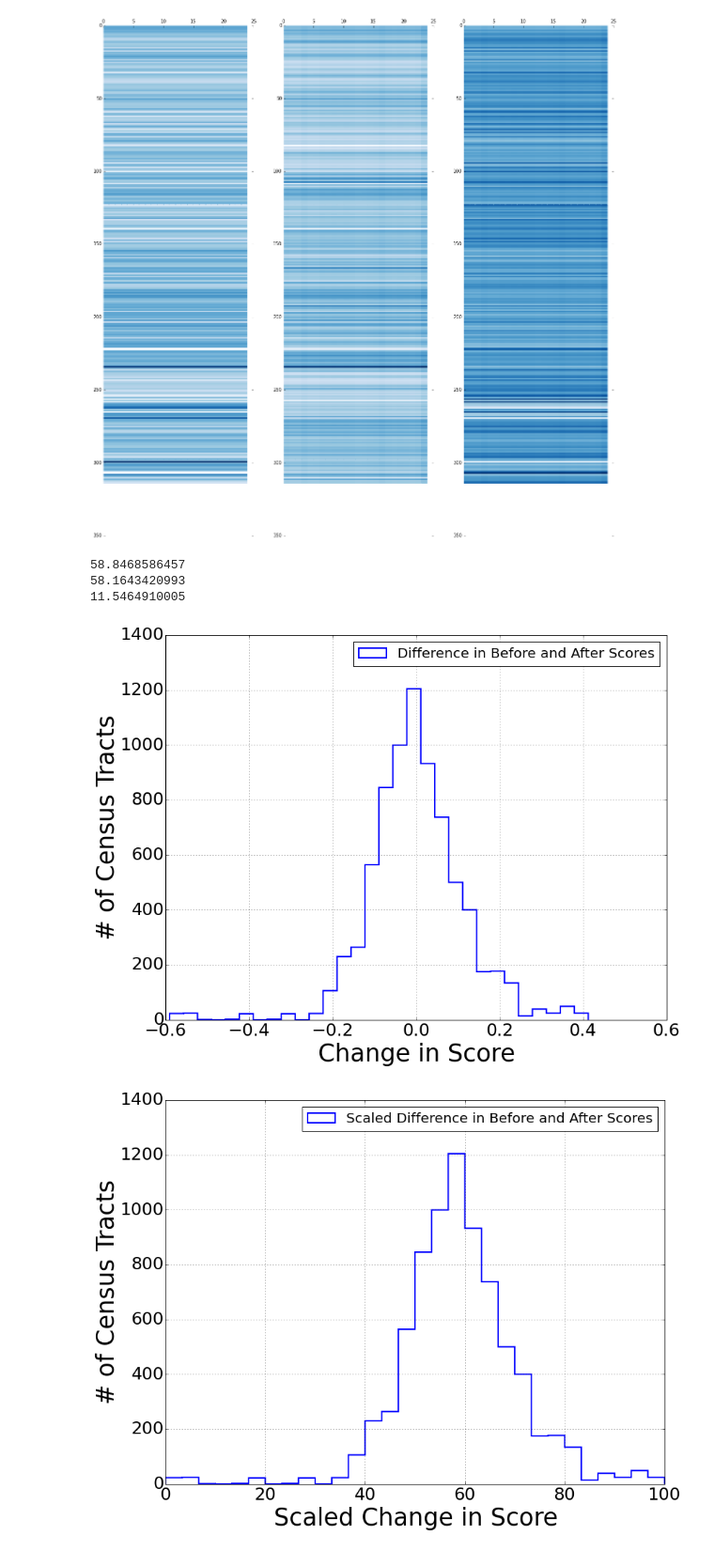
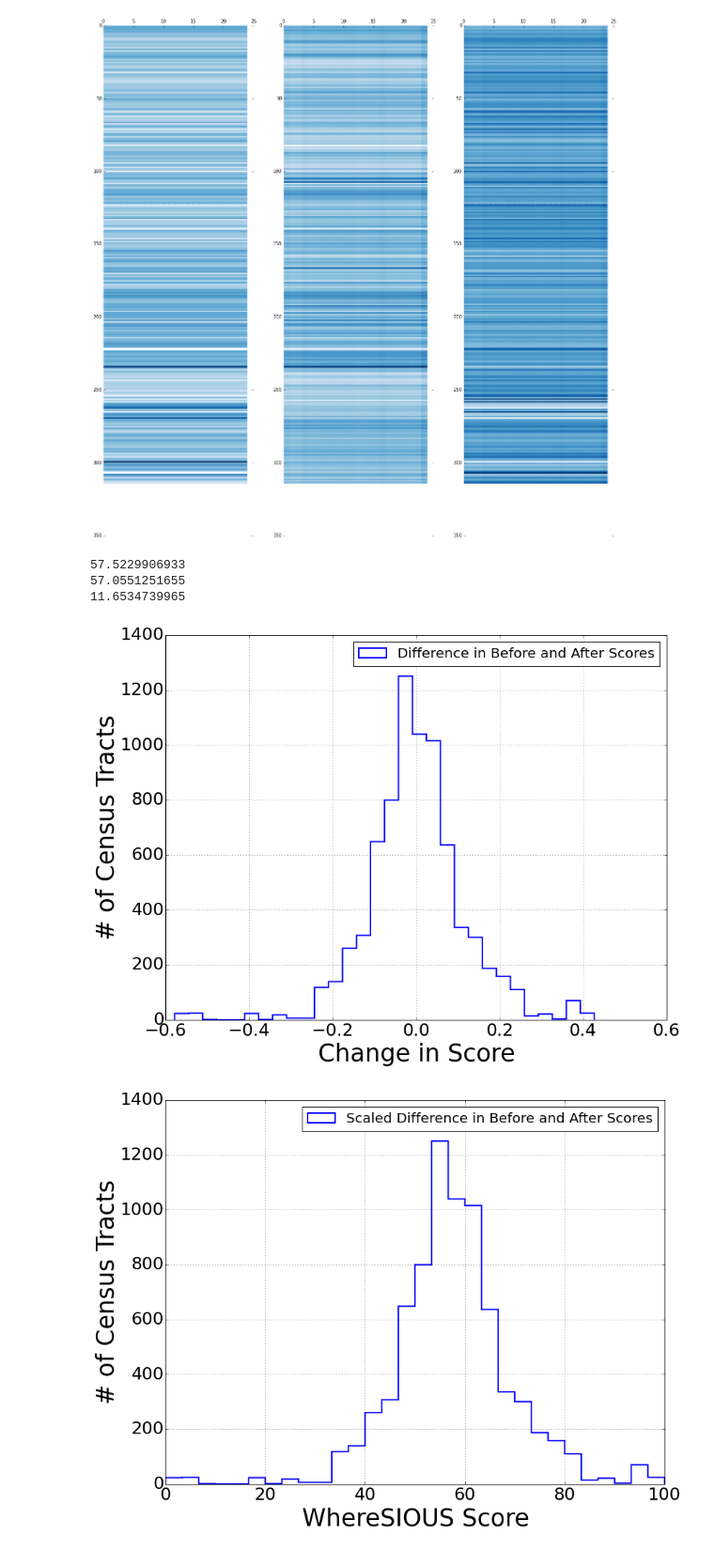
Before and after one commit to jmsilverman/insight_project, a Jupyter notebook: lin_reg_training2.ipynb, the cells around one changed output. Shown at 94% size. Cells and saved outputs as stored; diff of their text form; code cells hidden in the pictures.

Commit message:
did some testing on scores by newly calculated age vs. difference in age vs. relative difference in age; went with diff

```diff
--- a/lin_reg_training2.ipynb
+++ b/lin_reg_training2.ipynb
@@ -167,10 +182,11 @@ model = smf.ols(formula='bus_age ~ n_business + n_businesses_11 - n_businesses_2
              'n_businesses_45 + n_businesses_48 + n_businesses_49 + n_businesses_51 + n_businesses_52 +' \
              'n_businesses_53 + n_businesses_54 + n_businesses_55 + n_businesses_56 + n_businesses_61 +' \
              'n_businesses_62 + n_businesses_71 + n_businesses_72 + n_businesses_81 + n_businesses_92 +' \
-             'population + population_percent_male + population_percent_female + age_med + age_med_male + '\
-             'age_med_female + minor_percent + adult_percent + homes + homes_percent_mortgage + '\
+             'population + population_percent_male - population_percent_female + age_med - age_med_male - '\
+             'age_med_female - minor_percent + adult_percent + homes + homes_percent_mortgage + '\
              'homes_percent_clear + homes_percent_rent + employment_percent + income_med + income_med_owner + '\
-             'income_med_renter + cost_med + cost_med_owner + cost_med_renter + total_amount', data=features).fit()
+             'income_med_renter + cost_med + cost_med_owner + cost_med_renter + walk_score + transit_score + '\
+             'bike_score + total_amount', data=features).fit()
 # print the coefficients
 model.params
 # %% [output]
@@ -268,6 +284,7 @@ codes = [11,21,22,23,31,32,33,42,44,45,48,49,51,52,53,54,55,56,61,62,71,72,81,92
 tracts_final = np.ndarray(0)
 codes_final = np.ndarray(0)
 bus_age_pred_final = np.ndarray(0)
+bus_age_diff_final = np.ndarray(0)
 
 # go through each code
 for code in codes:
@@ -296,11 +313,14 @@ for code in codes:
 
     # make predictions for this code for all tracts
     bus_age_pred = model.predict(new_features)
+    # calculate change in age
+    bus_age_diff = bus_age_pred - new_features['bus_age']
 
     # update lists of tracts, codes, and final predicted ages
     tracts_final = np.concatenate((tracts_final,new_features.census_tract.values))
     codes_final = np.concatenate((codes_final,[code]*len(bus_age_pred)))
     bus_age_pred_final = np.concatenate((bus_age_pred_final,bus_age_pred))
+    bus_age_diff_final = np.concatenate((bus_age_diff_final,bus_age_diff))
 # %%
 # check stuff that will be saved
 print tracts_final.shape
@@ -404,0 +383,8 @@ df_out_score[:520]
+# %%
+# scale diffs to 0 to 100
+bus_age_diff_final = 100*(bus_age_diff_final-min(bus_age_diff_final)) / (max(bus_age_diff_final)-min(bus_age_diff_final))
+# save lists of tracts, codes, and final predicted ages as a dataframe
+df_diff_out = pd.DataFrame({'census_tract': tracts_final, 'code_simple': codes_final, \
+                           'score': bus_age_diff_final})
+print df_diff_out.shape
+print df_diff_out[:520]
@@ -508,39 +538,36 @@ plt.show()
 # %%
 # flatten diffs for histogram purposes
 diff_ages = diff_ages.flatten()
 
 # make histogram of diffs
 plt.figure(figsize=(13, 10))
 plt.hist(diff_ages, bins=30, histtype='step', align='mid', linewidth=2, \
          label=['Difference in Before and After Scores'])
 plt.legend(loc=0,fontsize=20)
 plt.grid()
 plt.tick_params(axis='both', which='major', labelsize=25)
 plt.xlabel('Change in Score',fontsize=35)
 plt.ylabel('# of Census Tracts',fontsize=35)
 
-# scale diffs to 0 to 100
-diff_ages_scaled = (diff_ages-min(diff_ages)) / (max(diff_ages)-min(diff_ages)) * 100
-
 # make histogram of diffs scaled 0 to 100
 plt.figure(figsize=(13, 10))
-plt.hist(diff_ages_scaled, bins=30, histtype='step', align='mid', linewidth=2, \
+plt.hist(df_diff_out.score, bins=30, histtype='step', align='mid', linewidth=2, \
          label=['Scaled Difference in Before and After Scores'])
 plt.legend(loc=0,fontsize=20)
 plt.grid()
 plt.tick_params(axis='both', which='major', labelsize=25)
-plt.xlabel('Scaled Change in Score',fontsize=35)
+plt.xlabel('WhereSIOUS Score',fontsize=35)
 plt.ylabel('# of Census Tracts',fontsize=35)
 
 # print some stats about model output
-print np.mean(diff_ages_scaled)
-print np.median(diff_ages_scaled)
-print np.std(diff_ages_scaled)
+print np.mean(df_diff_out.score)
+print np.median(df_diff_out.score)
+print np.std(df_diff_out.score)
 # %% [output]
-58.8468586457
-58.1643420993
-11.5464910005
+57.5229906933
+57.0551251655
+11.6534739965
-[figure, old version]
+[figure, new version]
-[figure, old version]
+[figure, new version]
 # %%
 # write dataframe of tracts, codes, and scores to csv in data_final folder and in flask static folder
```
Also changed, not shown: parts of 17 cells of this notebook, 2 other files.
